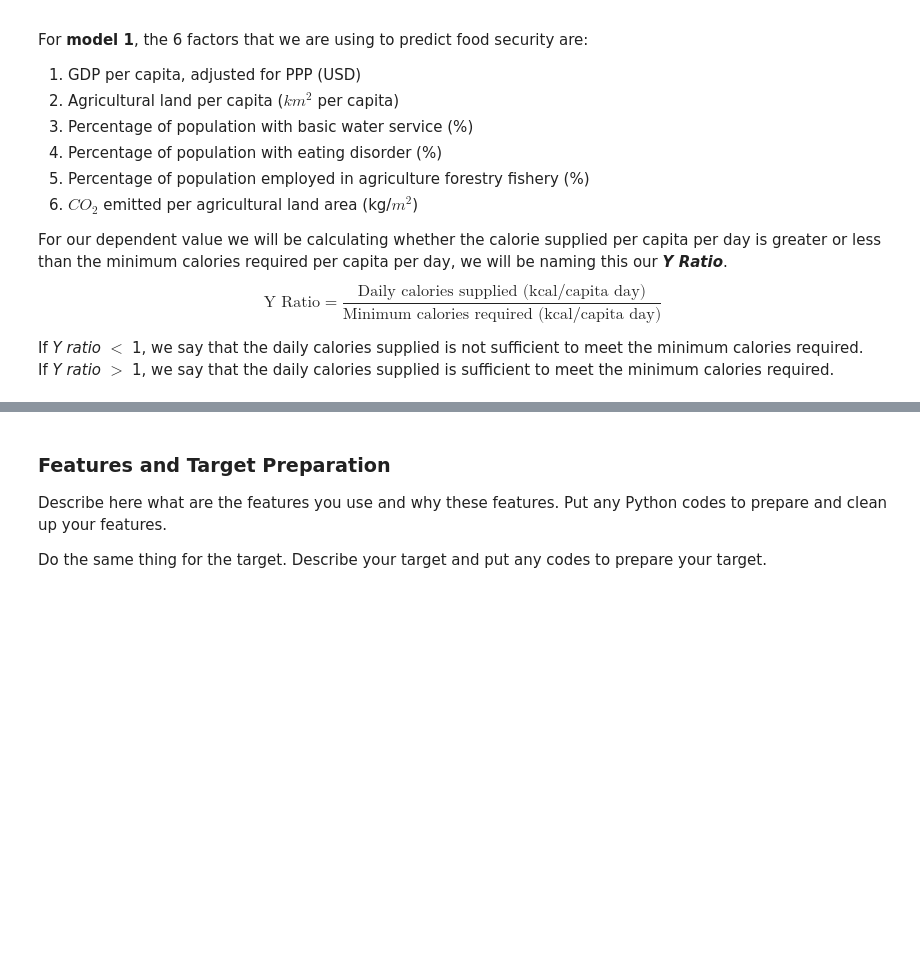
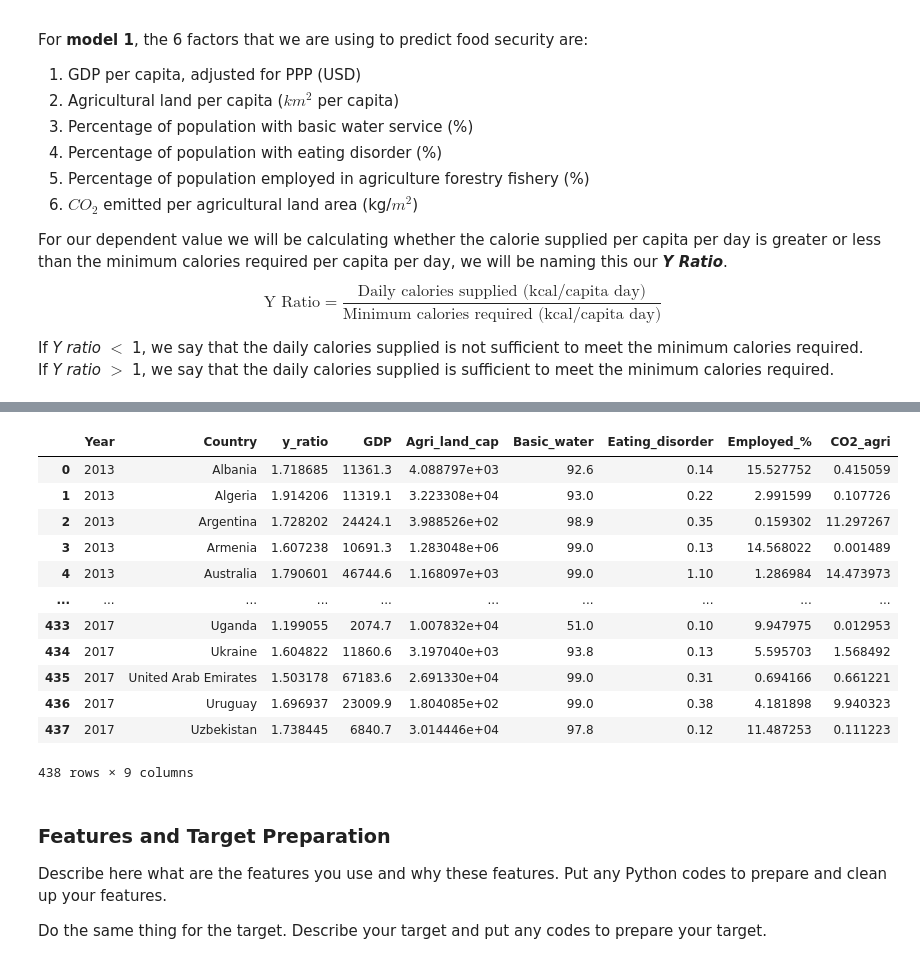
Before and after one commit to tanjoash/2D_data_driven_world, a Jupyter notebook: 2dwork/Project_Brief_Template.ipynb, the cells around one changed output, grey strips where cells are left out. Saved outputs shown, nothing was run; the diff lists cells and outputs as text; code cells hidden in the pictures; blank space fills up the shorter version.

```diff
--- a/2dwork/Project_Brief_Template.ipynb
+++ b/2dwork/Project_Brief_Template.ipynb
@@ -102,3 +618,36 @@ If _Y ratio_ ${>}$ 1, we say that the daily calories supplied is sufficient to m
+# %%
+# read the csv for each year
+df2013_combined = pd.read_csv("df2013_combined.csv")
+df2014_combined = pd.read_csv("df2014_combined.csv")
+df2015_combined = pd.read_csv("df2015_combined.csv")
+df2016_combined = pd.read_csv("df2016_combined.csv")
+df2017_combined = pd.read_csv("df2017_combined.csv")
+# %%
+# combine all five dataframes into one
+dfallyears_combined = pd.concat([df2013_combined, df2014_combined, df2015_combined, df2016_combined, df2017_combined])
+# drop the extra column caused due to concat function
+dfallyears_combined = dfallyears_combined.drop(columns = "Unnamed: 0")
+# set index from 0
+dfallyears_combined = dfallyears_combined.reset_index(drop=True)
+# print dataframe
+dfallyears_combined
+
+# export dataframe
+# dfallyears_combined.to_csv("dfallyears_combined.csv")
+# %% [output]
+|  | Year | Country | y_ratio | GDP | Agri_land_cap | Basic_water | Eating_disorder | Employed_% | CO2_agri |
+| 0 | 2013 | Albania | 1.718685 | 11361.3 | 4.088797e+03 | 92.6 | 0.14 | 15.527752 | 0.415059 |
+| 1 | 2013 | Algeria | 1.914206 | 11319.1 | 3.223308e+04 | 93.0 | 0.22 | 2.991599 | 0.107726 |
+| 2 | 2013 | Argentina | 1.728202 | 24424.1 | 3.988526e+02 | 98.9 | 0.35 | 0.159302 | 11.297267 |
+| 3 | 2013 | Armenia | 1.607238 | 10691.3 | 1.283048e+06 | 99.0 | 0.13 | 14.568022 | 0.001489 |
+| 4 | 2013 | Australia | 1.790601 | 46744.6 | 1.168097e+03 | 99.0 | 1.10 | 1.286984 | 14.473973 |
+| ... | ... | ... | ... | ... | ... | ... | ... | ... | ... |
+| 433 | 2017 | Uganda | 1.199055 | 2074.7 | 1.007832e+04 | 51.0 | 0.10 | 9.947975 | 0.012953 |
+| 434 | 2017 | Ukraine | 1.604822 | 11860.6 | 3.197040e+03 | 93.8 | 0.13 | 5.595703 | 1.568492 |
+| 435 | 2017 | United Arab Emirates | 1.503178 | 67183.6 | 2.691330e+04 | 99.0 | 0.31 | 0.694166 | 0.661221 |
+| 436 | 2017 | Uruguay | 1.696937 | 23009.9 | 1.804085e+02 | 99.0 | 0.38 | 4.181898 | 9.940323 |
+| 437 | 2017 | Uzbekistan | 1.738445 | 6840.7 | 3.014446e+04 | 97.8 | 0.12 | 11.487253 | 0.111223 |
+438 rows × 9 columns
 # %% [markdown]
 ### Features and Target Preparation
 
```
Also changed, not shown: parts of 39 cells of this notebook.
